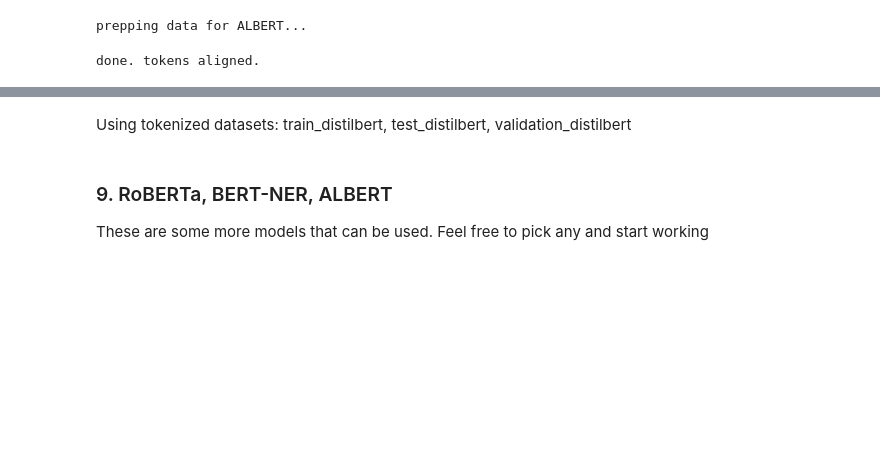
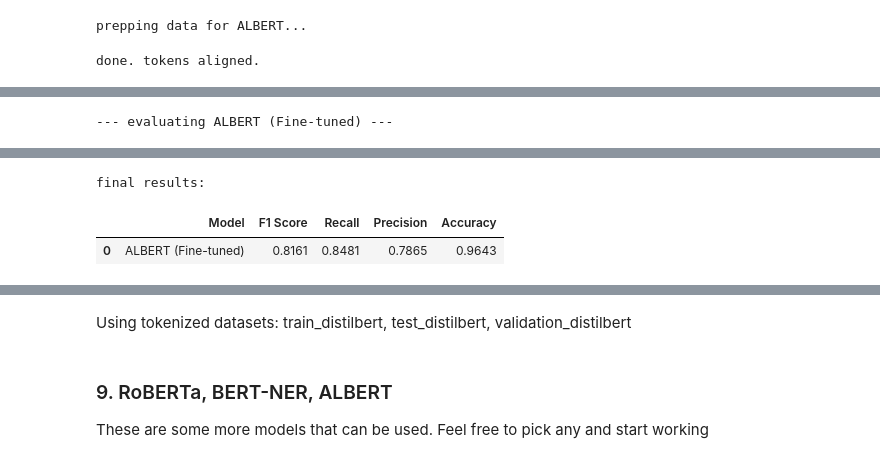
Before and after one commit to Mohammad-CodeVoyager/Legal-document-redaction-NER-, a Jupyter notebook: legal_doc_redaction.ipynb, the cells around one changed output, grey strips where cells are left out. Drawn from its saved outputs; the diff is of its cells as text; code cells hidden in the pictures; blank space fills up the shorter version.

```diff
--- a/legal_doc_redaction.ipynb
+++ b/legal_doc_redaction.ipynb
@@ -1185,0 +1305,40 @@ validation_legalbert = preprocess_data(df_validation, tokenizer_albert)
+# %%
+import numpy as np
+
+def evaluate_model_performance(trainer, eval_dataset, label_list, metric, model_name="MyModel"):
+    print(f"--- evaluating {model_name} ---")
+
+    predictions, labels, _ = trainer.predict(eval_dataset)
+    predictions = np.argmax(predictions, axis=2)
+
+    true_predictions = [
+        [label_list[p] for (p, l) in zip(prediction, label) if l != -100]
+        for prediction, label in zip(predictions, labels)
+    ]
+    true_labels = [
+        [label_list[l] for (p, l) in zip(prediction, label) if l != -100]
+        for prediction, label in zip(predictions, labels)
+    ]
+
+    results = metric.compute(predictions=true_predictions, references=true_labels)
+
+    return {
+        "Model": model_name,
+        "F1 Score": results["overall_f1"],
+        "Recall": results["overall_recall"],
+        "Precision": results["overall_precision"],
+        "Accuracy": results["overall_accuracy"],
+    }
+# %%
+metrics_albert = evaluate_model_performance(
+    trainer=trainer,
+    eval_dataset=tokenized_datasets["test"],
+    label_list=label_list,
+    metric=metric,
+    model_name="ALBERT (Fine-tuned)"
+)
+
+print("\nfinal results:")
+display(pd.DataFrame([metrics_albert]).round(4))
+# %% [output]
+--- evaluating ALBERT (Fine-tuned) ---
@@ -1185,0 +1346,3 @@ validation_legalbert = preprocess_data(df_validation, tokenizer_albert)
+final results:
+|  | Model | F1 Score | Recall | Precision | Accuracy |
+| 0 | ALBERT (Fine-tuned) | 0.8161 | 0.8481 | 0.7865 | 0.9643 |
```
Also changed, not shown: parts of 11 cells of this notebook.
